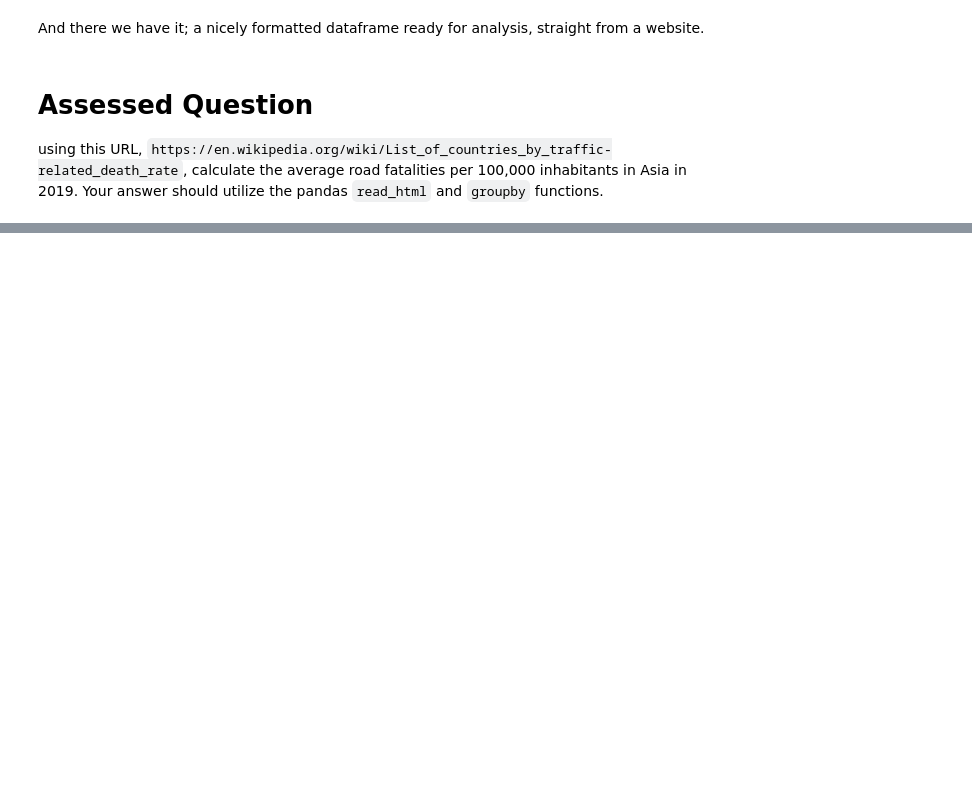
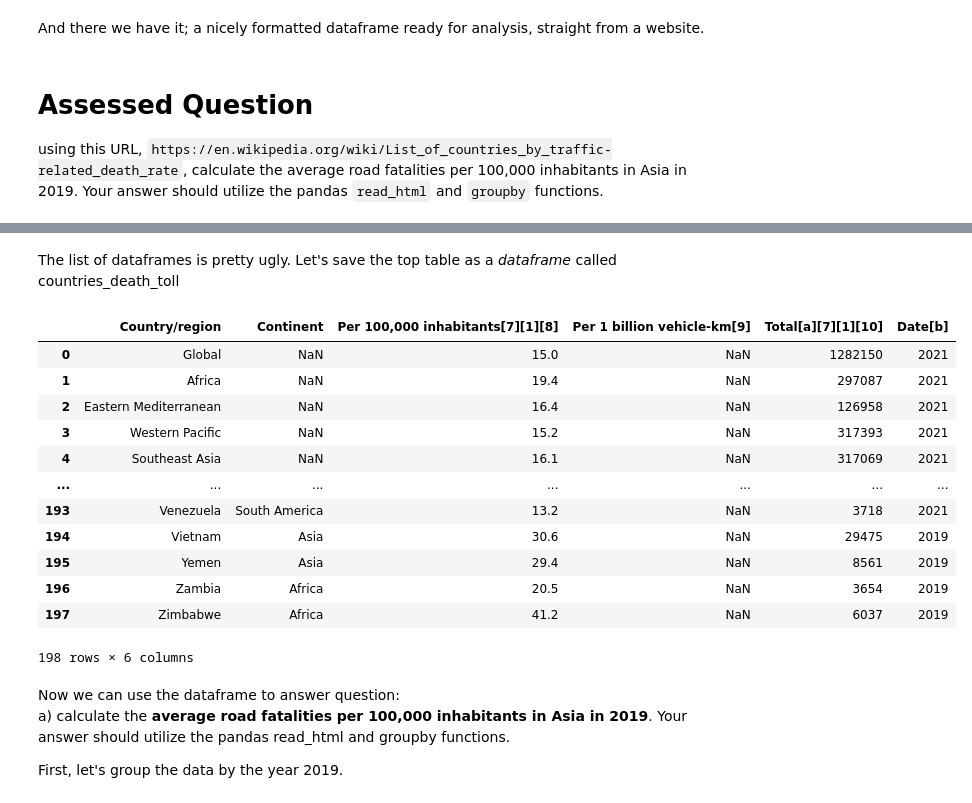
Before and after one commit to awenroberts/QM2, a Jupyter notebook: Copy_of_W2_Working_with_Data_in_Pandas.ipynb, the cells around one changed output, grey strips where cells are left out. Saved outputs shown, nothing was run; the diff lists cells and outputs as text; code cells hidden in the pictures; blank space fills up the shorter version.

```diff
--- a/Copy_of_W2_Working_with_Data_in_Pandas.ipynb
+++ b/Copy_of_W2_Working_with_Data_in_Pandas.ipynb
@@ -470,0 +562,27 @@ my_table_list = pandas.read_html(my_url)
+# %%
+# bypass this using requests
+
+import pandas as pd
+import requests
+
+url = 'https://en.wikipedia.org/wiki/List_of_countries_by_traffic-related_death_rate'
+
+# use a custom header to mimic a normal browser
+
+headers = {
+    "User-Agent": "Mozilla/5.0 (Windows NT 10.0; Win64; x64) "
+                  "AppleWebKit/537.36 (KHTML, like Gecko) "
+                  "Chrome/126.0.0.0 Safari/537.36"
+}
+
+# Fetch the HTML content
+response = requests.get(url, headers=headers)
+
+# Check status
+if response.status_code == 200:
+    tables = pd.read_html(response.text)
+    print(f"Found {len(tables)} tables on the page.")
+    df = tables[0]  # pick the first table
+    print(df.head())
+else:
+    print(f"Failed to fetch page. Status code: {response.status_code}")
@@ -470,0 +604,25 @@ my_table_list = pandas.read_html(my_url)
+# %% [markdown]
+The list of dataframes is pretty ugly. Let's save the top table as a *dataframe* called countries_death_toll
+# %%
+countries_death_toll = tables[0]
+countries_death_toll
+# %% [output]
+|  | Country/region | Continent | Per 100,000 inhabitants[7][1][8] | Per 1 billion vehicle-km[9] | Total[a][7][1][10] | Date[b] |
+| 0 | Global | NaN | 15.0 | NaN | 1282150 | 2021 |
+| 1 | Africa | NaN | 19.4 | NaN | 297087 | 2021 |
+| 2 | Eastern Mediterranean | NaN | 16.4 | NaN | 126958 | 2021 |
+| 3 | Western Pacific | NaN | 15.2 | NaN | 317393 | 2021 |
+| 4 | Southeast Asia | NaN | 16.1 | NaN | 317069 | 2021 |
+| ... | ... | ... | ... | ... | ... | ... |
+| 193 | Venezuela | South America | 13.2 | NaN | 3718 | 2021 |
+| 194 | Vietnam | Asia | 30.6 | NaN | 29475 | 2019 |
+| 195 | Yemen | Asia | 29.4 | NaN | 8561 | 2019 |
+| 196 | Zambia | Africa | 20.5 | NaN | 3654 | 2019 |
+| 197 | Zimbabwe | Africa | 41.2 | NaN | 6037 | 2019 |
+198 rows × 6 columns
+# %% [markdown]
+Now we can use the dataframe to answer question:
+a) calculate the **average road fatalities per 100,000 inhabitants in Asia in 2019**.
+Your answer should utilize the pandas read_html and groupby functions.
+
+First, let's group the data by the year 2019.
```
Also changed, not shown: parts of 16 cells of this notebook.
